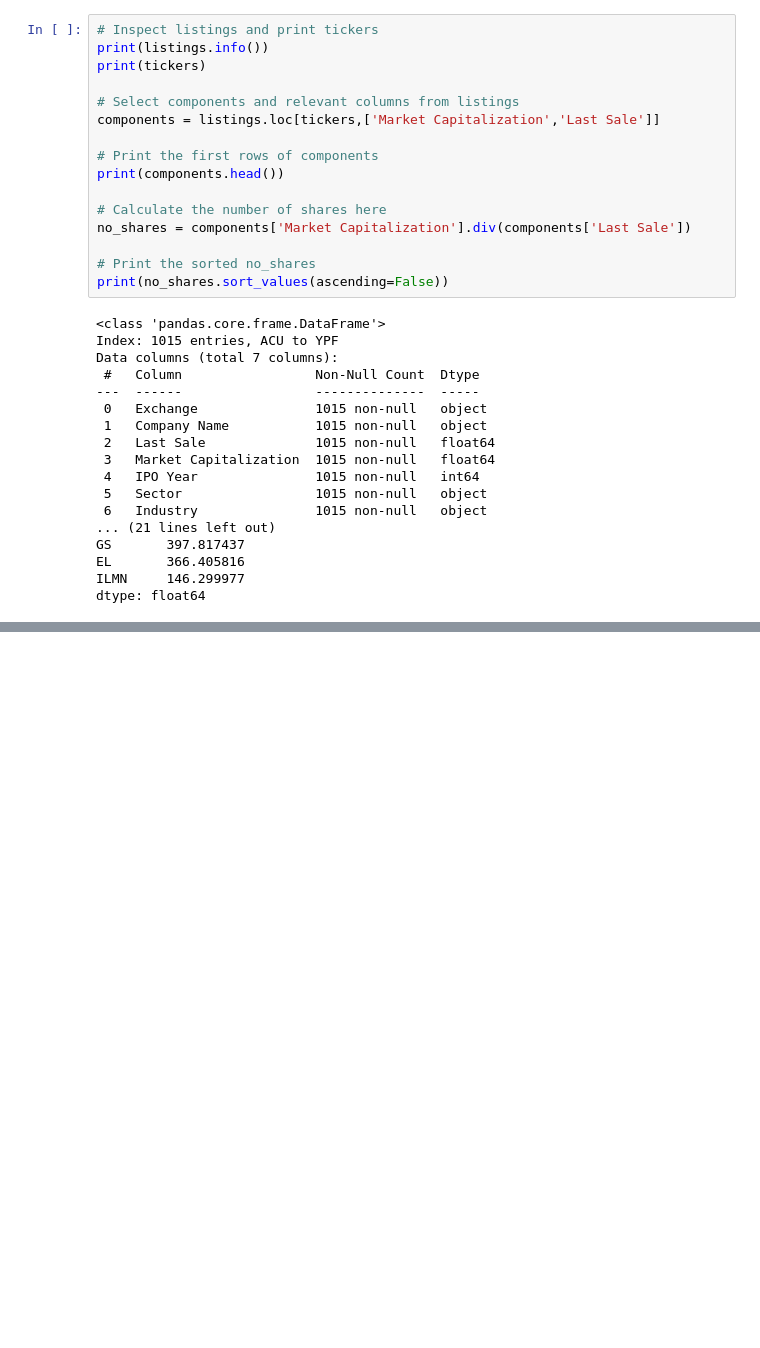
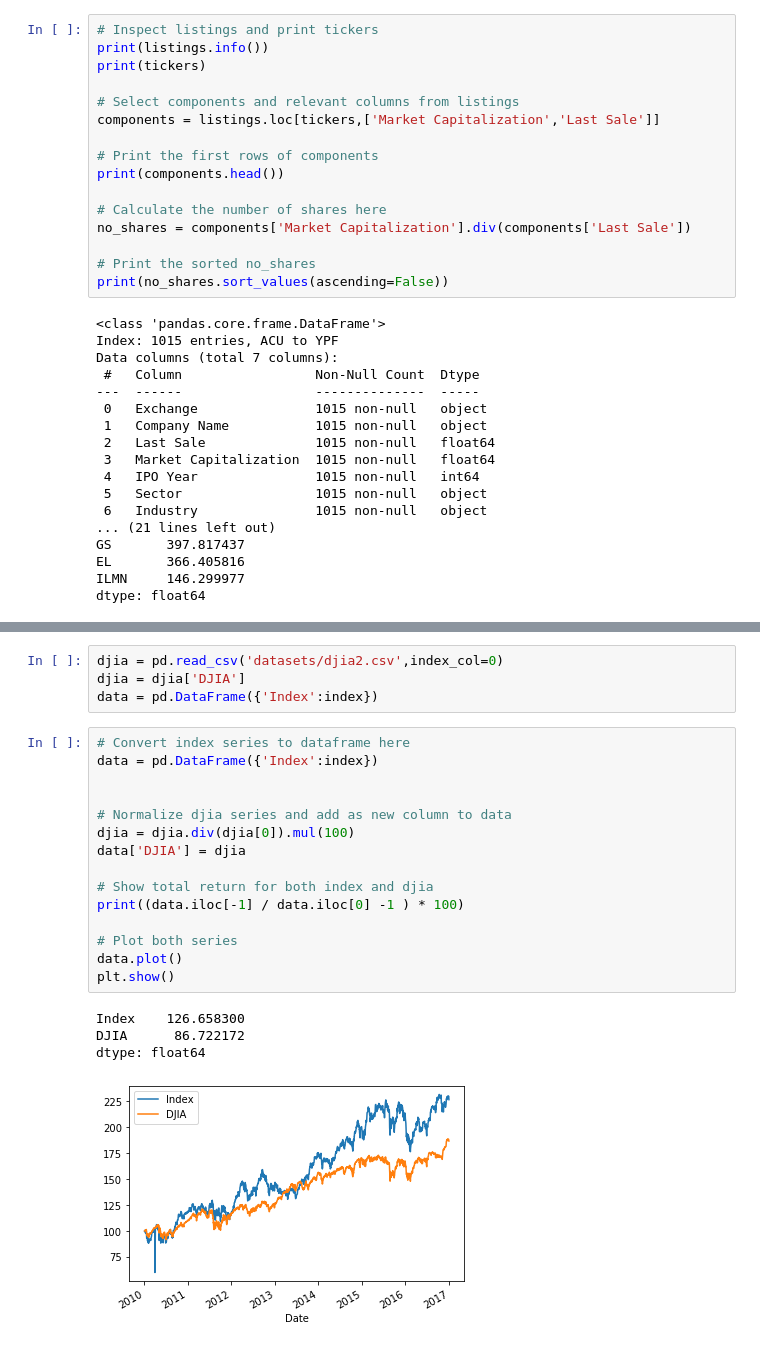
Before and after one commit to AI-MOO/Time_Series_Datacamp, a Jupyter notebook: 01_Manipulating_Time_Series_Data_in_Python/04_Putting_it_all_together_Building_a_value_weighted_index.ipynb, the cells around one changed output, grey strips where cells are left out. Cells and saved outputs as stored; diff of their text form; blank space fills up the shorter version.

```diff
--- a/01_Manipulating_Time_Series_Data_in_Python/04_Putting_it_all_together_Building_a_value_weighted_index.ipynb
+++ b/01_Manipulating_Time_Series_Data_in_Python/04_Putting_it_all_together_Building_a_value_weighted_index.ipynb
@@ -252,0 +439,24 @@ dtype: float64
+# %%
+djia = pd.read_csv('datasets/djia2.csv',index_col=0)
+djia = djia['DJIA']
+data = pd.DataFrame({'Index':index})
+# %%
+# Convert index series to dataframe here
+data = pd.DataFrame({'Index':index})
+
+
+# Normalize djia series and add as new column to data
+djia = djia.div(djia[0]).mul(100)
+data['DJIA'] = djia
+
+# Show total return for both index and djia
+print((data.iloc[-1] / data.iloc[0] -1 ) * 100)
+
+# Plot both series
+data.plot()
+plt.show()
+# %% [output]
+Index    126.658300
+DJIA      86.722172
+dtype: float64
+[figure, added]
```
Also changed, not shown: parts of 16 cells of this notebook.
